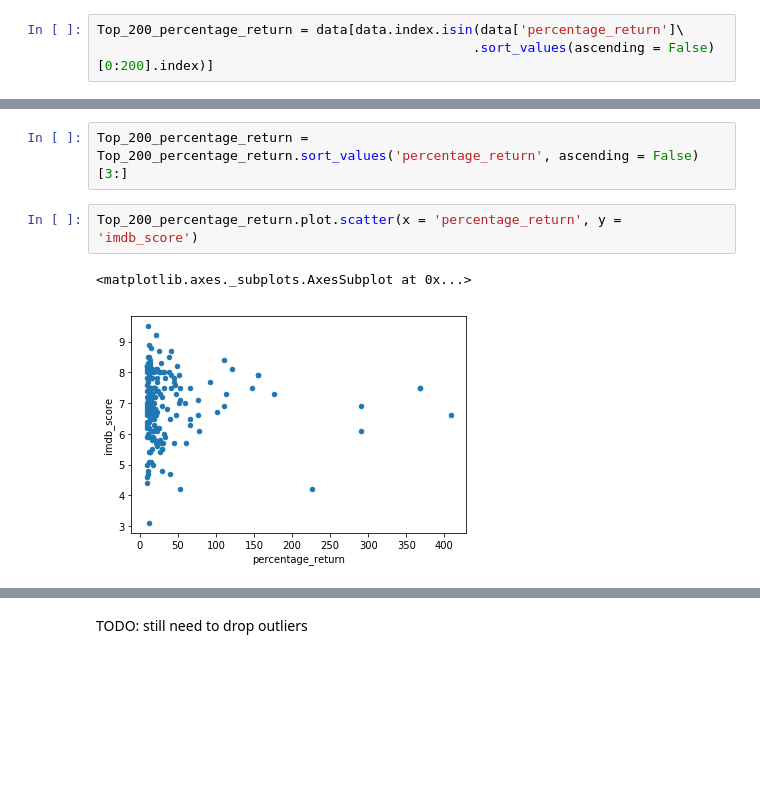
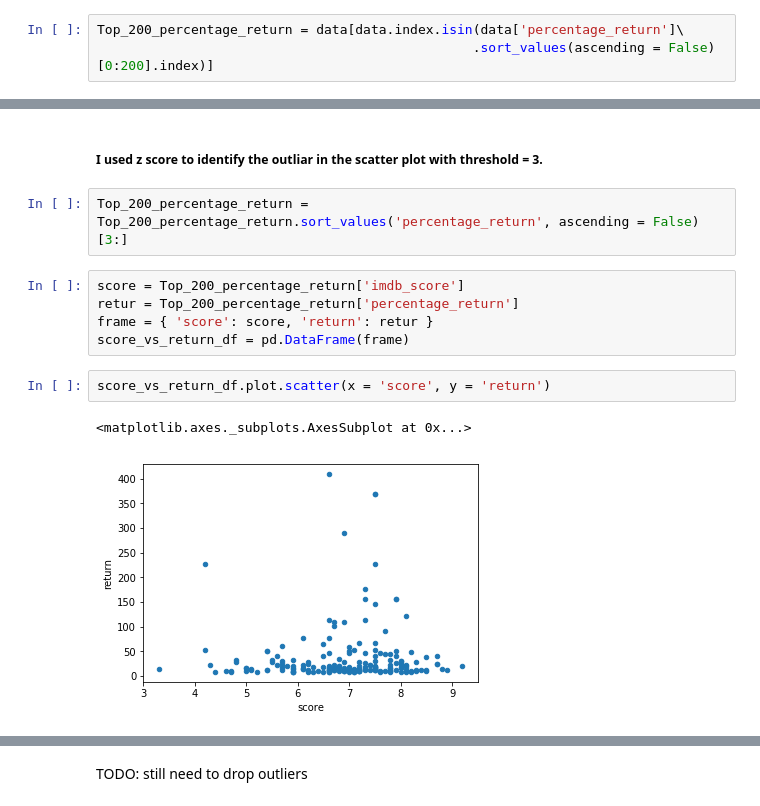
Before and after one commit to wensu425/Cogs108_Movie_Prediction, a Jupyter notebook: Movie_prediction.ipynb, the cells around one changed output, grey strips where cells are left out. Saved outputs shown, nothing was run; the diff lists cells and outputs as text; blank space fills up the shorter version.

```diff
--- a/Movie_prediction.ipynb
+++ b/Movie_prediction.ipynb
@@ -526,7 +540,14 @@ TODO: outliers, we need to drop them
+# %% [markdown]
+##### I used z score to identify the outliar in the scatter plot with threshold = 3.
 # %%
 Top_200_percentage_return = Top_200_percentage_return.sort_values('percentage_return', ascending = False)[3:]
+# %%
+score = Top_200_percentage_return['imdb_score']
+retur = Top_200_percentage_return['percentage_return']
+frame = { 'score': score, 'return': retur }
+score_vs_return_df = pd.DataFrame(frame)
 # %%
-Top_200_percentage_return.plot.scatter(x = 'percentage_return', y = 'imdb_score')
+score_vs_return_df.plot.scatter(x = 'score', y = 'return')
 # %% [output]
 <matplotlib.axes._subplots.AxesSubplot at 0x...>
-[figure, old version]
+[figure, new version]
```
Also changed, not shown: parts of 25 cells of this notebook.
